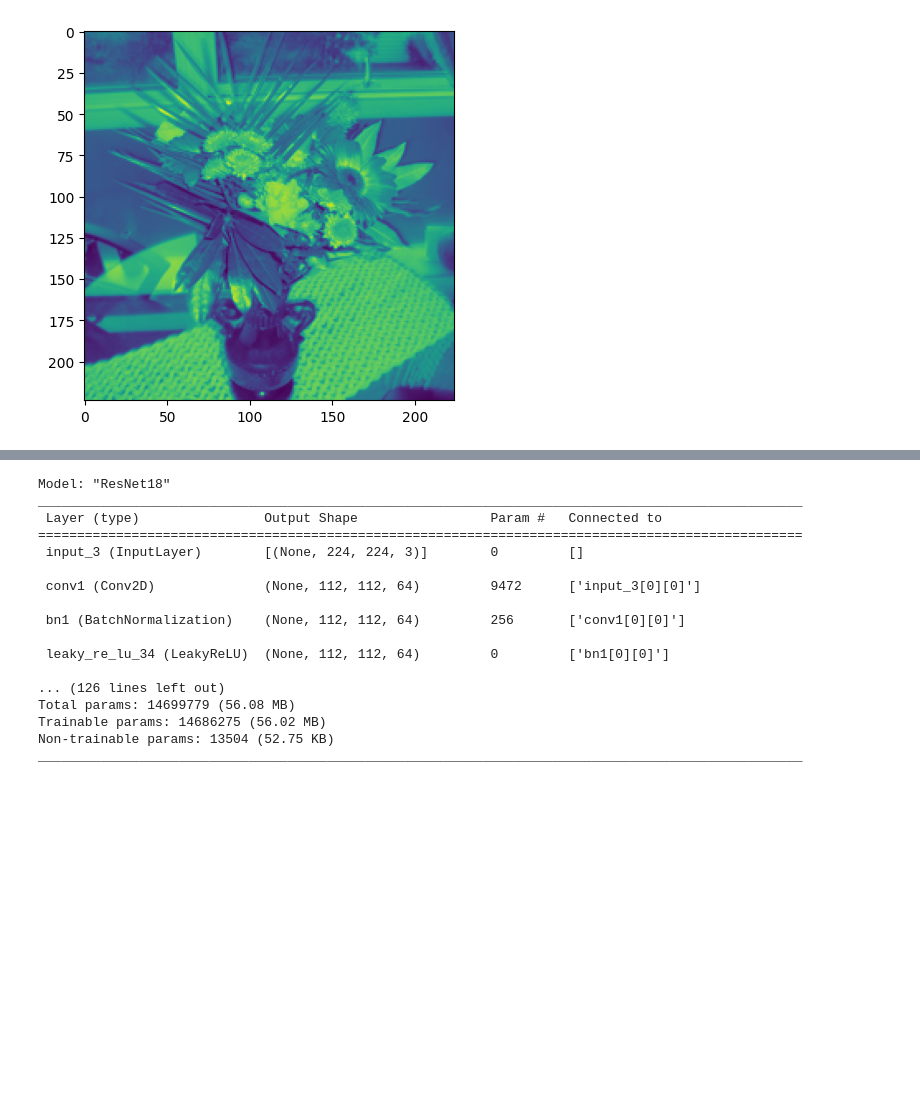
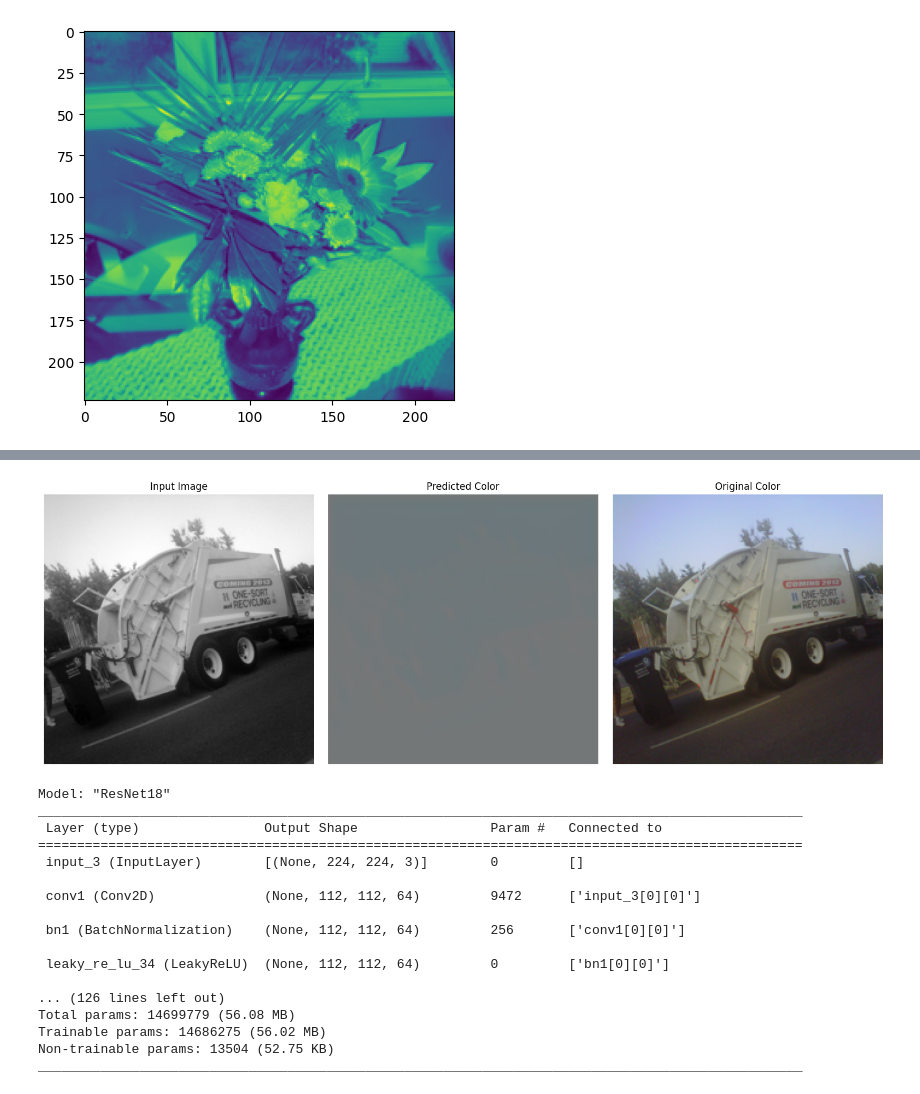
Before and after one commit to cassuci/mc959_ssl, a Jupyter notebook: test.ipynb, the cells around one changed output, grey strips where cells are left out. Drawn from its saved outputs; the diff is of its cells as text; code cells hidden in the pictures; blank space fills up the shorter version.

```diff
--- a/test.ipynb
+++ b/test.ipynb
@@ -375,3 +395,27 @@ tf.Tensor(917319.25, shape=(), dtype=float32)
+# %%
+import matplotlib.pyplot as plt
+
+# Create subplots
+fig, axs = plt.subplots(1, 3, figsize=(15, 5))  # 1 row, 3 columns
+
+# Display the images
+axs[0].imshow(input_image, cmap='gray')
+axs[0].set_title('Input Image')
+axs[0].axis('off')  # Hide axes
+
+axs[1].imshow(predicted_color)
+axs[1].set_title('Predicted Color')
+axs[1].axis('off')  # Hide axes
+
+axs[2].imshow(original_color)
+axs[2].set_title('Original Color')
+axs[2].axis('off')  # Hide axes
+
+# Show the plot
+plt.tight_layout()
+plt.show()
+# %% [output]
+[figure, added]
 # %%
 from src.models.resnet import ResNet18, ResNet50  # Import your ResNet implementation
 
```
Also changed, not shown: parts of 5 cells of this notebook, 2 other files.
